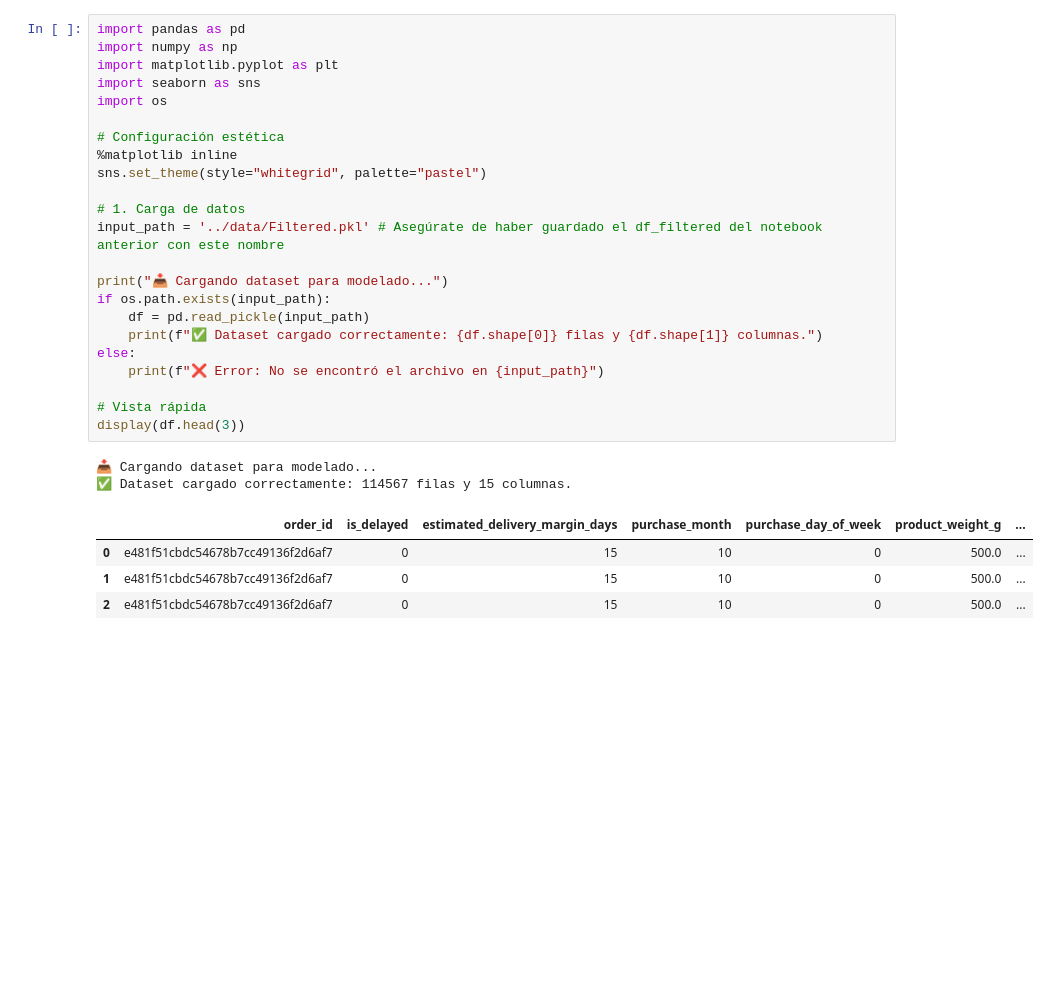
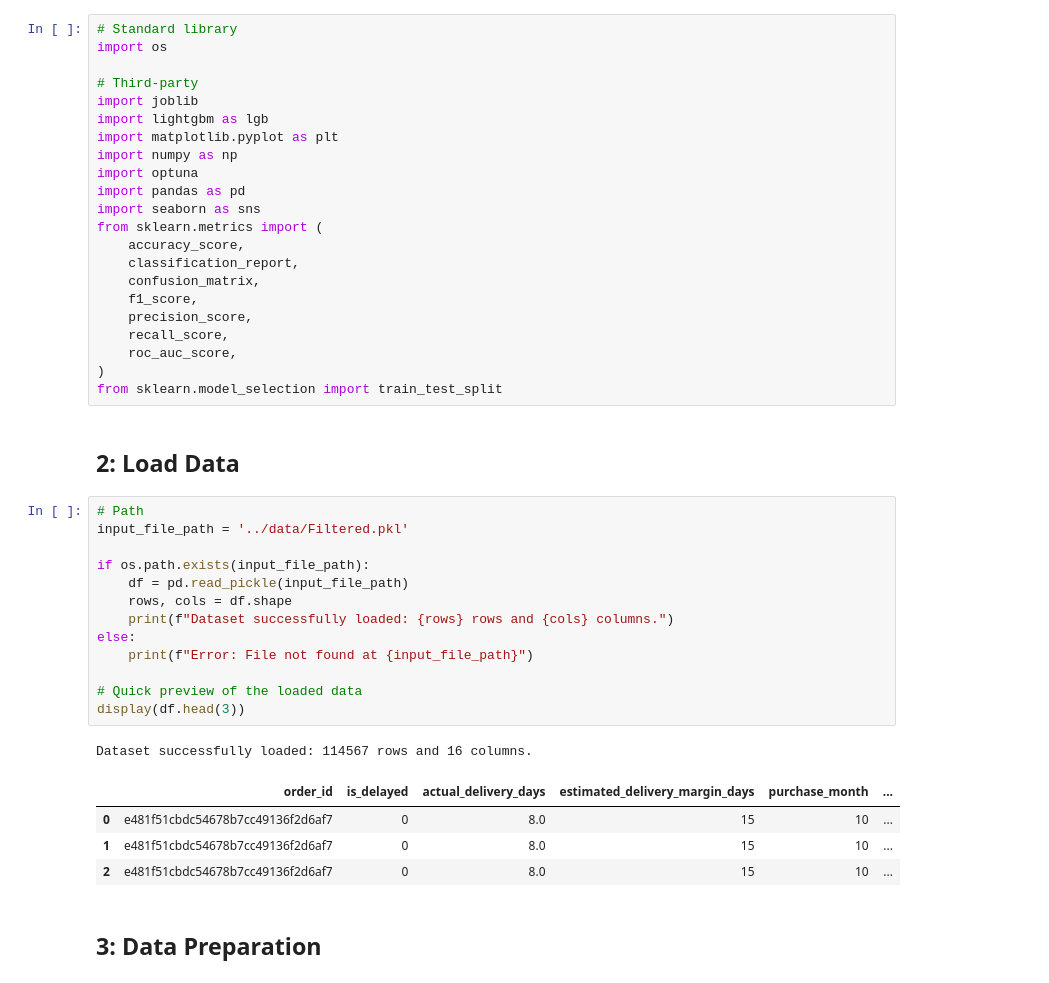
Before and after one commit to SergioBrPerez/Intelligence-Data-Analysis-ML-DL, a Jupyter notebook: 3-Clasification_Model/3.2-Hyperparam_Optimization_SBP.ipynb, the cells around one changed output. Drawn from its saved outputs; the diff is of its cells as text; blank space fills up the shorter version.

```diff
--- a/3-Clasification_Model/3.2-Hyperparam_Optimization_SBP.ipynb
+++ b/3-Clasification_Model/3.2-Hyperparam_Optimization_SBP.ipynb
@@ -18,31 +23,46 @@ Requirement already satisfied: MarkupSafe>=0.9.2 in /Users/sergio/anaconda3/lib/
+# %%
+# Standard library
+import os
+
+# Third-party
+import joblib
+import lightgbm as lgb
+import matplotlib.pyplot as plt
+import numpy as np
+import optuna
+import pandas as pd
+import seaborn as sns
+from sklearn.metrics import (
+    accuracy_score,
+    classification_report,
+    confusion_matrix,
+    f1_score,
+    precision_score,
+    recall_score,
+    roc_auc_score,
+)
+from sklearn.model_selection import train_test_split
+# %% [markdown]
+## 2: Load Data
 # %%
-import pandas as pd
-import numpy as np
-import matplotlib.pyplot as plt
-import seaborn as sns
-import os
+# Path
+input_file_path = '../data/Filtered.pkl'
 
-# Configuración estética
-%matplotlib inline
-sns.set_theme(style="whitegrid", palette="pastel")
+if os.path.exists(input_file_path):
+    df = pd.read_pickle(input_file_path)
+    rows, cols = df.shape
+    print(f"Dataset successfully loaded: {rows} rows and {cols} columns.")
+else:
+    print(f"Error: File not found at {input_file_path}")
 
-# 1. Carga de datos
-input_path = '../data/Filtered.pkl' # Asegúrate de haber guardado el df_filtered del notebook anterior con este nombre
-
-print("📥 Cargando dataset para modelado...")
-if os.path.exists(input_path):
-    df = pd.read_pickle(input_path)
-    print(f"✅ Dataset cargado correctamente: {df.shape[0]} filas y {df.shape[1]} columnas.")
-else:
-    print(f"❌ Error: No se encontró el archivo en {input_path}")
-
-# Vista rápida
+# Quick preview of the loaded data
 display(df.head(3))
 # %% [output]
-📥 Cargando dataset para modelado...
-✅ Dataset cargado correctamente: 114567 filas y 15 columnas.
+Dataset successfully loaded: 114567 rows and 16 columns.
-|  | order_id | is_delayed | estimated_delivery_margin_days | purchase_month | purchase_day_of_week | product_weight_g | ... |
-| 0 | e481f51cbdc54678b7cc49136f2d6af7 | 0 | 15 | 10 | 0 | 500.0 | ... |
-| 1 | e481f51cbdc54678b7cc49136f2d6af7 | 0 | 15 | 10 | 0 | 500.0 | ... |
-| 2 | e481f51cbdc54678b7cc49136f2d6af7 | 0 | 15 | 10 | 0 | 500.0 | ... |
+|  | order_id | is_delayed | actual_delivery_days | estimated_delivery_margin_days | purchase_month | ... |
+| 0 | e481f51cbdc54678b7cc49136f2d6af7 | 0 | 8.0 | 15 | 10 | ... |
+| 1 | e481f51cbdc54678b7cc49136f2d6af7 | 0 | 8.0 | 15 | 10 | ... |
+| 2 | e481f51cbdc54678b7cc49136f2d6af7 | 0 | 8.0 | 15 | 10 | ... |
+# %% [markdown]
+## 3: Data Preparation
 # %%
```
Also changed, not shown: parts of 18 cells of this notebook.
